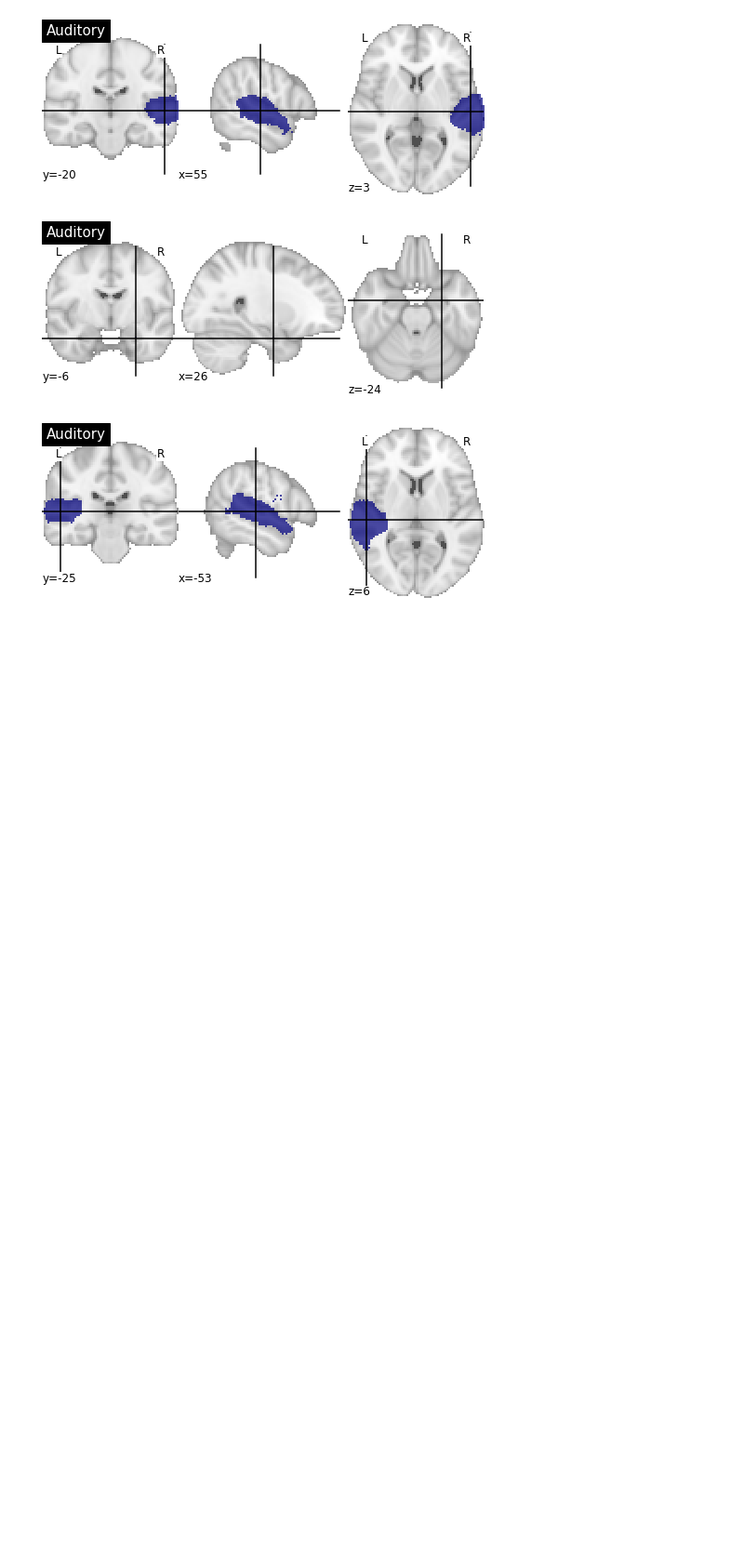
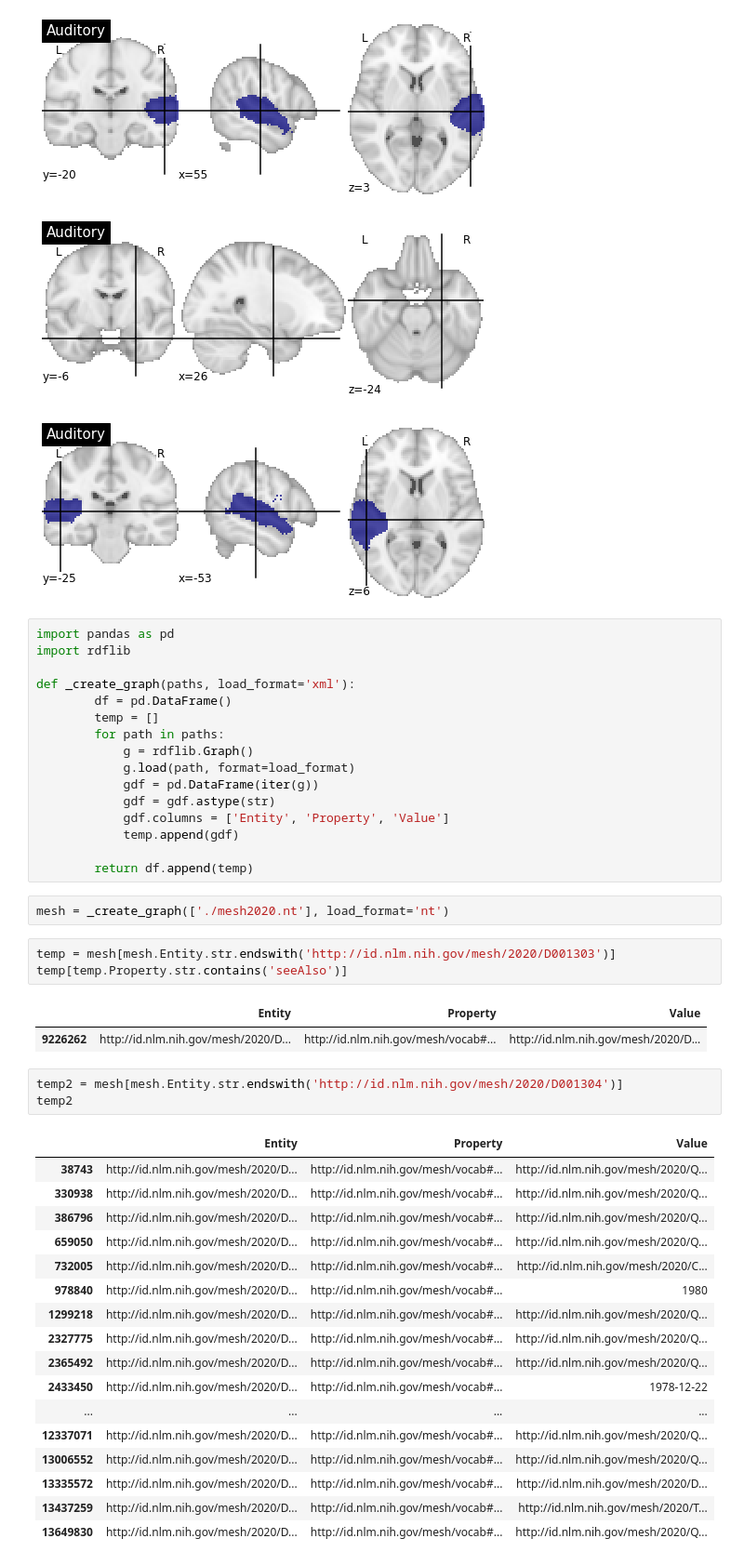
Before and after one commit to gzanitti/NeuroLang, a Jupyter notebook: examples/OHBM - Examples.ipynb, the cells around one changed output. Shown at 93% size. Drawn from its saved outputs; the diff is of its cells as text; blank space fills up the shorter version.

```diff
--- a/examples/OHBM - Examples.ipynb
+++ b/examples/OHBM - Examples.ipynb
@@ -465,3 +466,48 @@ for region in list_regions:
 [figure]
 [figure]
 [figure]
+# %%
+import pandas as pd
+import rdflib
+
+def _create_graph(paths, load_format='xml'):
+        df = pd.DataFrame()
+        temp = []
+        for path in paths:
+            g = rdflib.Graph()
+            g.load(path, format=load_format)
+            gdf = pd.DataFrame(iter(g))
+            gdf = gdf.astype(str)
+            gdf.columns = ['Entity', 'Property', 'Value']
+            temp.append(gdf)
+
+        return df.append(temp)
+# %%
+mesh = _create_graph(['./mesh2020.nt'], load_format='nt')
+# %%
+temp = mesh[mesh.Entity.str.endswith('http://id.nlm.nih.gov/mesh/2020/D001303')]
+temp[temp.Property.str.contains('seeAlso')]
+# %% [output]
+|  | Entity | Property | Value |
+| 9226262 | http://id.nlm.nih.gov/mesh/2020/D... | http://id.nlm.nih.gov/mesh/vocab#... | http://id.nlm.nih.gov/mesh/2020/D... |
+# %%
+temp2 = mesh[mesh.Entity.str.endswith('http://id.nlm.nih.gov/mesh/2020/D001304')]
+temp2
+# %% [output]
+|  | Entity | Property | Value |
+| 38743 | http://id.nlm.nih.gov/mesh/2020/D... | http://id.nlm.nih.gov/mesh/vocab#... | http://id.nlm.nih.gov/mesh/2020/Q... |
+| 330938 | http://id.nlm.nih.gov/mesh/2020/D... | http://id.nlm.nih.gov/mesh/vocab#... | http://id.nlm.nih.gov/mesh/2020/Q... |
+| 386796 | http://id.nlm.nih.gov/mesh/2020/D... | http://id.nlm.nih.gov/mesh/vocab#... | http://id.nlm.nih.gov/mesh/2020/Q... |
+| 659050 | http://id.nlm.nih.gov/mesh/2020/D... | http://id.nlm.nih.gov/mesh/vocab#... | http://id.nlm.nih.gov/mesh/2020/Q... |
+| 732005 | http://id.nlm.nih.gov/mesh/2020/D... | http://id.nlm.nih.gov/mesh/vocab#... | http://id.nlm.nih.gov/mesh/2020/C... |
+| 978840 | http://id.nlm.nih.gov/mesh/2020/D... | http://id.nlm.nih.gov/mesh/vocab#... | 1980 |
+| 1299218 | http://id.nlm.nih.gov/mesh/2020/D... | http://id.nlm.nih.gov/mesh/vocab#... | http://id.nlm.nih.gov/mesh/2020/Q... |
+| 2327775 | http://id.nlm.nih.gov/mesh/2020/D... | http://id.nlm.nih.gov/mesh/vocab#... | http://id.nlm.nih.gov/mesh/2020/Q... |
+| 2365492 | http://id.nlm.nih.gov/mesh/2020/D... | http://id.nlm.nih.gov/mesh/vocab#... | http://id.nlm.nih.gov/mesh/2020/Q... |
+| 2433450 | http://id.nlm.nih.gov/mesh/2020/D... | http://id.nlm.nih.gov/mesh/vocab#... | 1978-12-22 |
+| ... | ... | ... | ... |
+| 12337071 | http://id.nlm.nih.gov/mesh/2020/D... | http://id.nlm.nih.gov/mesh/vocab#... | http://id.nlm.nih.gov/mesh/2020/Q... |
+| 13006552 | http://id.nlm.nih.gov/mesh/2020/D... | http://id.nlm.nih.gov/mesh/vocab#... | http://id.nlm.nih.gov/mesh/2020/Q... |
+| 13335572 | http://id.nlm.nih.gov/mesh/2020/D... | http://id.nlm.nih.gov/mesh/vocab#... | http://id.nlm.nih.gov/mesh/2020/D... |
+| 13437259 | http://id.nlm.nih.gov/mesh/2020/D... | http://id.nlm.nih.gov/mesh/vocab#... | http://id.nlm.nih.gov/mesh/2020/T... |
+| 13649830 | http://id.nlm.nih.gov/mesh/2020/D... | http://id.nlm.nih.gov/mesh/vocab#... | http://id.nlm.nih.gov/mesh/2020/Q... |
```
Also changed, not shown: parts of 9 cells of this notebook.
